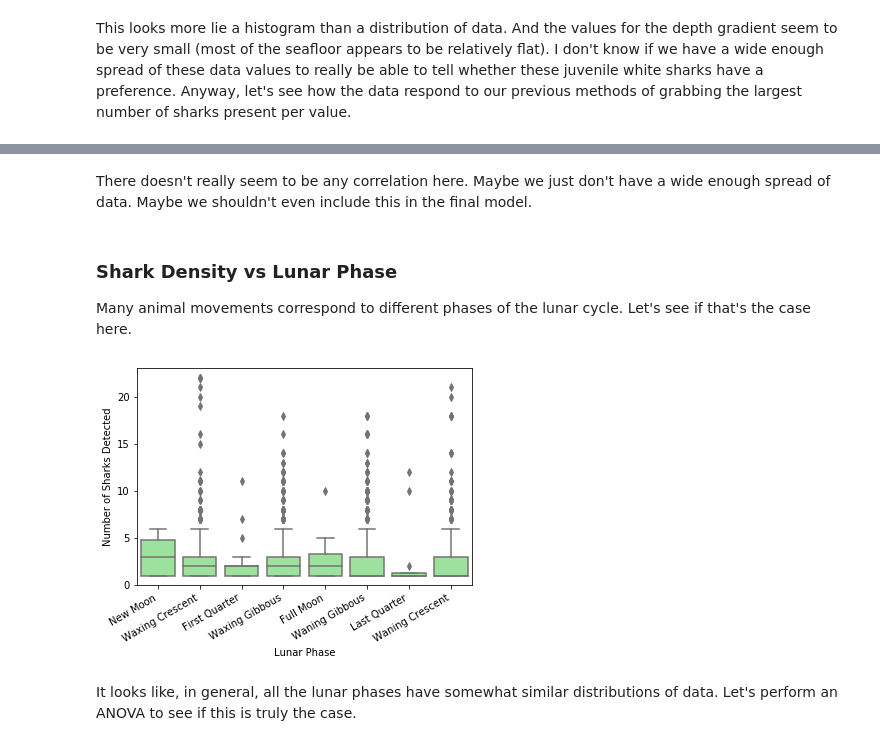
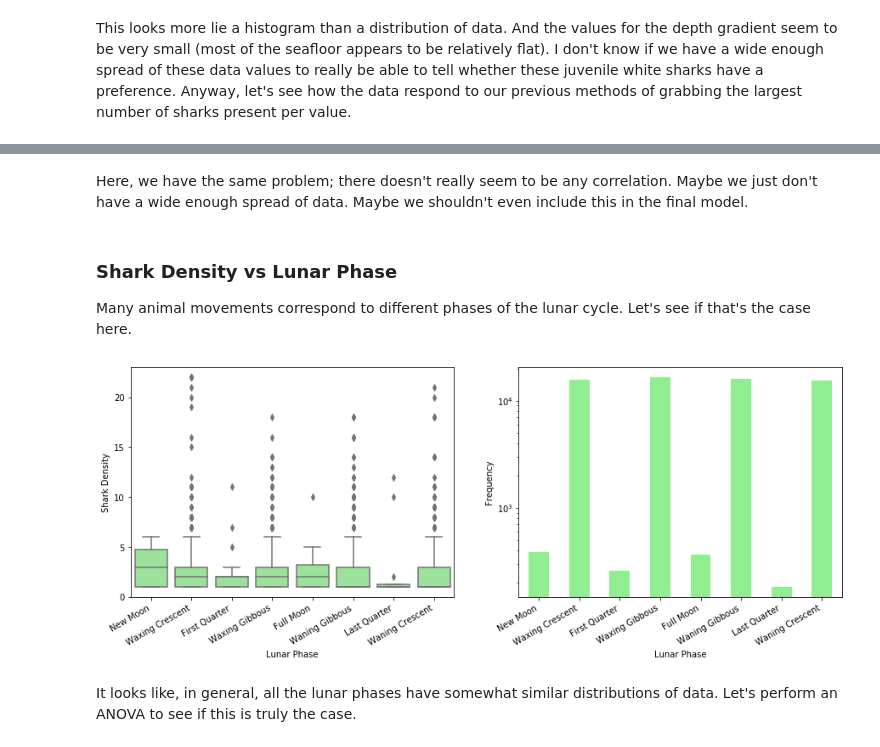
Before and after one commit to echelleburns/SpringBoard-Capstone1, a Jupyter notebook: Prelim_Data_Analysis/Preliminary_Data_Analyses.ipynb, the cells around one changed output, grey strips where cells are left out. Saved outputs shown, nothing was run; the diff lists cells and outputs as text; code cells hidden in the pictures.

Commit message:
altered figures and statistics

```diff
--- a/Prelim_Data_Analysis/Preliminary_Data_Analyses.ipynb
+++ b/Prelim_Data_Analysis/Preliminary_Data_Analyses.ipynb
@@ -21,8 +22,13 @@ dat['Receiver_D'] = dat['Receiver_D'].astype('category') # turn receiver D into
 dat['Year'] = dat['Year'].astype('category') # turn into a category
 dat['Transmitter'] = pd.to_numeric(dat['Transmitter'], errors='coerce') # and make
     # sure that the 'Transmitter' (shark density) is numeric
-dat = dat[dat['Transmitter'] > 0] # Let's remove the 0s so that we can run the analyses
+
+dist_plot_data = dat.loc[:,:] # to plot the distributions of data next to the relationship
+    # plots
+
+dat = dat[dat['Transmitter'] > 0].reset_index(drop=True) # Let's remove the 0s so that we can run the analyses
     # properly.
+dat['Receiver_D'] = dat['Receiver_D'].cat.remove_unused_categories()
 # %% [markdown]
 ### Shark Density vs Receiver Density
 
@@ -445,28 +550,49 @@ Pearson Correlation Coefficient p-value: 0.27268677040429307
 # %% [markdown]
-There doesn't really seem to be any correlation here. Maybe we just don't have a wide enough spread of data. Maybe we shouldn't even include this in the final model.
+Here, we have the same problem; there doesn't really seem to be any correlation. Maybe we just don't have a wide enough spread of data. Maybe we shouldn't even include this in the final model.
 # %% [markdown]
 ### Shark Density vs Lunar Phase
 
 Many animal movements correspond to different phases of the lunar cycle. Let's see if that's the case here.
 # %%
 # Plot the data
+%matplotlib inline
 
 col_order = ['NEW_MOON', 'WAXING_CRESCENT', 'FIRST_QUARTER', 'WAXING_GIBBOUS',
              'FULL_MOON', 'WANING_GIBBOUS', 'LAST_QUARTER', 'WANING_CRESCENT']
     # I want the data to be plotted in the order of the lunar cycle.
 
+fig, (ax1, ax2) = plt.subplots(ncols=2, figsize=(15,5)) # we're going to make
+    # a two panel figure so that we can display the relationship and the underlying
+    # distribution of data.
+
 # Begin the boxplot
-sns.boxplot(x='MoonPhase', y='Transmitter', data=dat, color='lightgreen', order=col_order)
-plt.xlabel('Lunar Phase')
-plt.xticks(plt.xticks()[0], labels=['New Moon', 'Waxing Crescent', 'First Quarter',
+sns.boxplot(x='MoonPhase', y='Transmitter', data=dat, color='lightgreen',
+            order=col_order, ax=ax1)
+ax1.set_xlabel('Lunar Phase')
+ax1.set_xticklabels(['New Moon', 'Waxing Crescent', 'First Quarter',
                                     'Waxing Gibbous', 'Full Moon', 'Waning Gibbous',
                                     'Last Quarter', 'Waning Crescent'],
            rotation=30, horizontalalignment ='right')
     # I want the xticks to look nicer (not uppercase text with _) and easier to read (rotated)
-plt.ylabel('Number of Sharks Detected') # ylabel
+ax1.set_ylabel('Shark Density') # ylabel
+
+# We should also plot the distribution for reference
+l_counts = pd.DataFrame(dist_plot_data['MoonPhase'].value_counts()).reindex(col_order)
+    # get value counts for each phase and reset the index
+l_counts.columns = ['Frequency'] # rename the columns
+l_counts.plot.bar(y='Frequency', logy=True, color='lightgreen',
+                  legend=False, ax=ax2, rot=45) # plot on the logy scale
+ax2.set_xticklabels(['New Moon', 'Waxing Crescent', 'First Quarter',
+                                    'Waxing Gibbous', 'Full Moon', 'Waning Gibbous',
+                                    'Last Quarter', 'Waning Crescent'],
+           rotation=30, horizontalalignment ='right')
+ax2.set_xlabel('Lunar Phase') # label the x
+ax2.set_ylabel('Frequency') # label the y
+plt.show() # show the plot
+
 plt.show() # show plot
 # %% [output]
-[figure, old version]
+[figure, new version]
 # %% [markdown]
 It looks like, in general, all the lunar phases have somewhat similar distributions of data. Let's perform an ANOVA to see if this is truly the case.
 # %%
```
Also changed, not shown: parts of 49 cells of this notebook.
